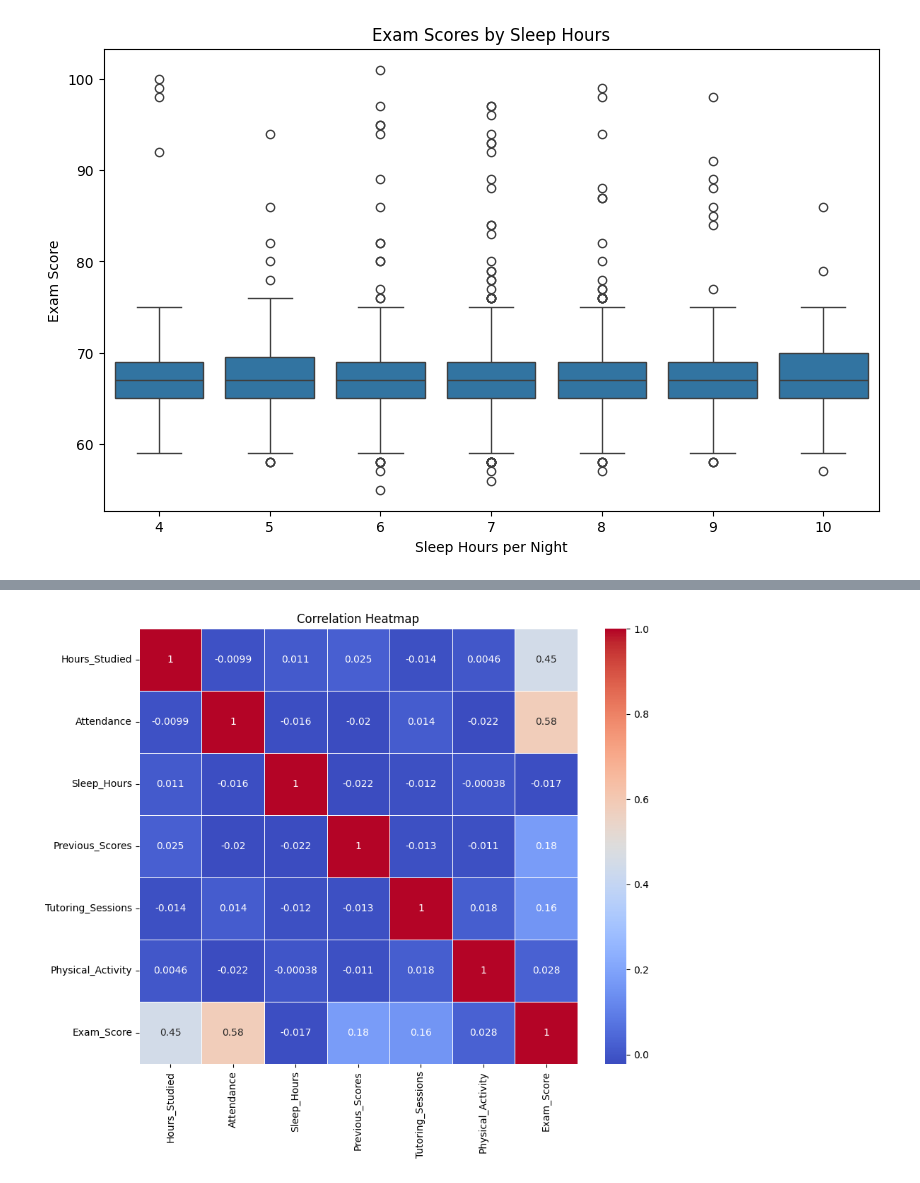
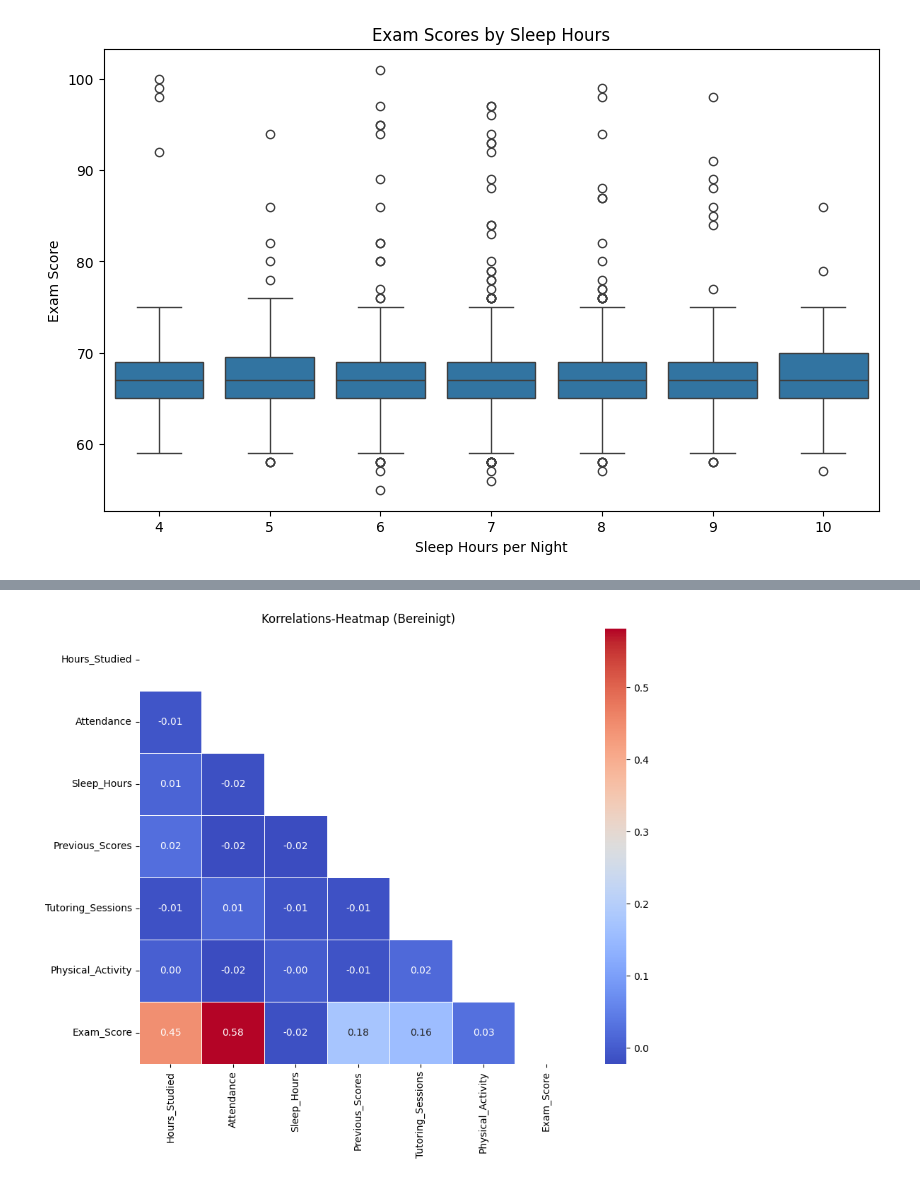
Before and after one commit to dhbw-ma-ppp/ppp-2025, a Jupyter notebook: Exercises/student_performance_factors_J,M,F/visualisation.ipynb, the cells around one changed output, grey strips where cells are left out. Cells and saved outputs as stored; diff of their text form; code cells hidden in the pictures.

```diff
--- a/Exercises/student_performance_factors_J,M,F/visualisation.ipynb
+++ b/Exercises/student_performance_factors_J,M,F/visualisation.ipynb
@@ -94,11 +103,10 @@ plt.show()
-# %%
-# Select only numerical columns
-numerical_data = data.select_dtypes(include=['float64', 'int64'])
-
-# Heatmap showing correlations between numerical features in the dataset
-plt.figure(figsize=(10, 8))
-sns.heatmap(numerical_data.corr(), annot=True, cmap='coolwarm', linewidths=0.5)
-plt.title('Correlation Heatmap')
-plt.show()
-# %% [output]
-[figure, removed]
+# %%
+plt.figure(figsize=(10, 8))
+# Maske erstellen, um das obere Dreieck auszublenden
+mask = np.triu(np.ones_like(numerical_data.corr(), dtype=bool))
+
+sns.heatmap(numerical_data.corr(), annot=True, cmap='coolwarm', linewidths=0.5, mask=mask, fmt=".2f")
+plt.title('Korrelations-Heatmap (Bereinigt)')
+plt.show()
+# %% [output]
+[figure, added]
```
Also changed, not shown: parts of 6 cells of this notebook.
